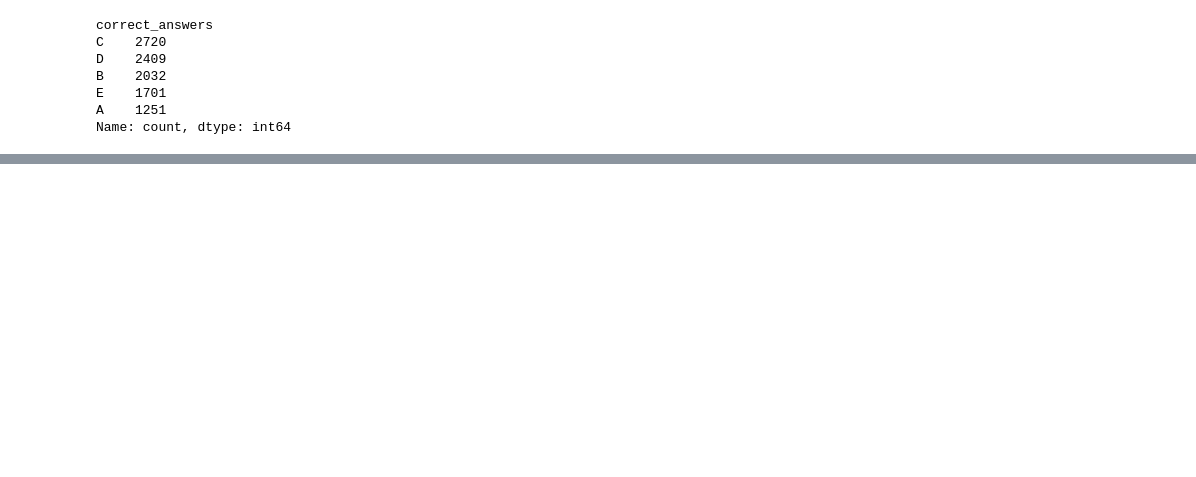
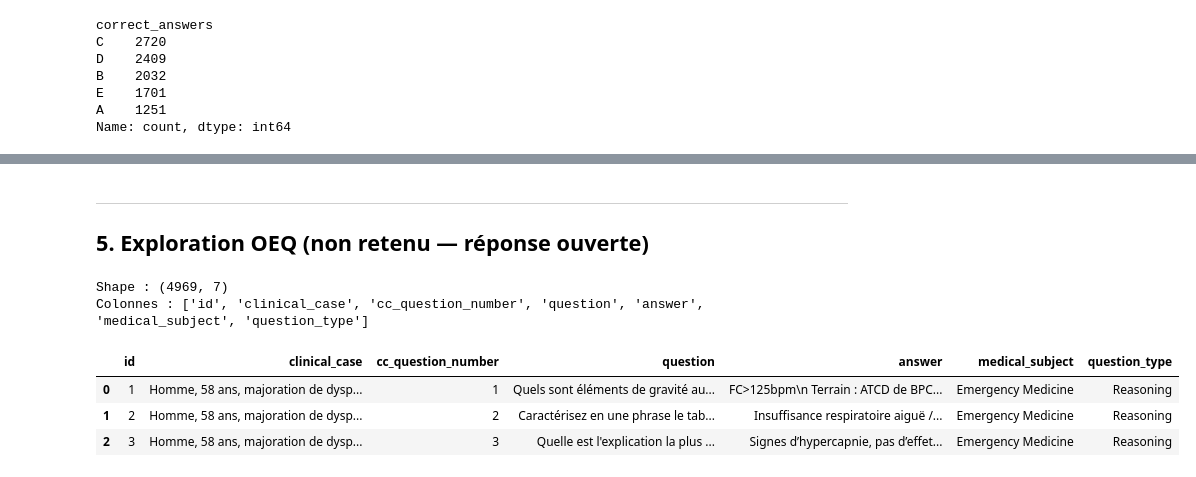
Before and after one commit to RandomFab/medical-triage-llm-finetuning, a Jupyter notebook: notebooks/EDA/mediqal_analysis.ipynb, the cells around one changed output, grey strips where cells are left out. Drawn from its saved outputs; the diff is of its cells as text; code cells hidden in the pictures; blank space fills up the shorter version.

```diff
--- a/notebooks/EDA/mediqal_analysis.ipynb
+++ b/notebooks/EDA/mediqal_analysis.ipynb
@@ -58,6 +57,0 @@ dtype: int64
-# %%
-pd.set_option('display.max_columns', None)
-pd.set_option('display.max_rows', None)
-import seaborn as sns
-len_clinical_cases = df_mcqm.loc[df_mcqm["clinical_case"].notna(), "clinical_case"].apply(lambda row: len(row))
-sns.histplot(len_clinical_cases, bins=20)
@@ -122,9 +111,3 @@ B    2032
 E    1701
 A    1251
 Name: count, dtype: int64
-# %%
-import pandas as pd
-pd.set_option('display.max_colwidth', False)
-pd.set_option('display.max_rows', None)
-df = pd.read_parquet("gs://p14-medical-data/processed_data/mediqal_dataset/mediqal_train.parquet")
-df.head(100)
@@ -150,0 +221,15 @@ df.head(100)
+# %% [markdown]
+---
+## 5. Exploration OEQ (non retenu — réponse ouverte)
+# %%
+df_oeq = pd.DataFrame(oeq_datasets["test"])
+print(f"Shape : {df_oeq.shape}")
+print(f"Colonnes : {list(df_oeq.columns)}")
+df_oeq.head(3)
+# %% [output]
+Shape : (4969, 7)
+Colonnes : ['id', 'clinical_case', 'cc_question_number', 'question', 'answer', 'medical_subject', 'question_type']
+|  | id | clinical_case | cc_question_number | question | answer | medical_subject | question_type |
+| 0 | 1 | Homme, 58 ans, majoration de dysp... | 1 | Quels sont éléments de gravité au... | FC>125bpm\n Terrain : ATCD de BPC... | Emergency Medicine | Reasoning |
+| 1 | 2 | Homme, 58 ans, majoration de dysp... | 2 | Caractérisez en une phrase le tab... | Insuffisance respiratoire aiguë /... | Emergency Medicine | Reasoning |
+| 2 | 3 | Homme, 58 ans, majoration de dysp... | 3 | Quelle est l'explication la plus ... | Signes d’hypercapnie, pas d’effet... | Emergency Medicine | Reasoning |
```
Also changed, not shown: parts of 34 cells of this notebook, 3 other files.
